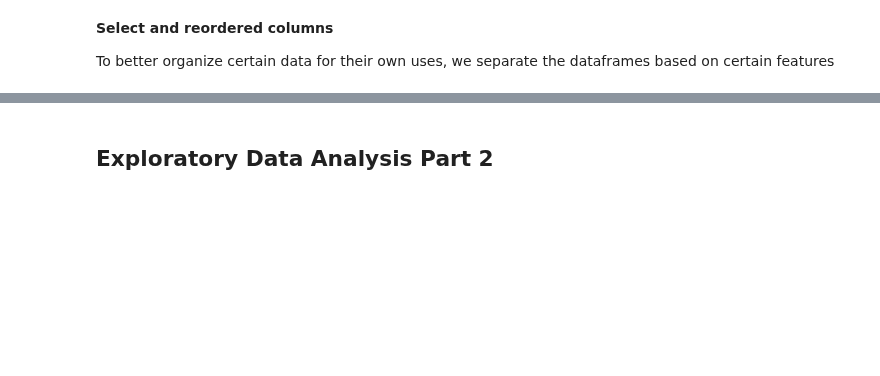
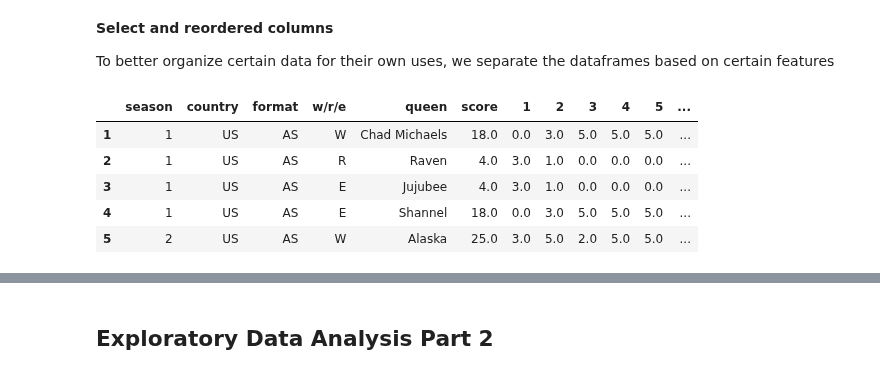
Before and after one commit to AGR-Yes/RuPauls-Drag-Race-Finalists, a Jupyter notebook: Processing.ipynb, the cells around one changed output, grey strips where cells are left out. Saved outputs shown, nothing was run; the diff lists cells and outputs as text; code cells hidden in the pictures; blank space fills up the shorter version.

```diff
--- a/Processing.ipynb
+++ b/Processing.ipynb
@@ -585,6 +586,14 @@ Index(['country', 'season', 'w/r/e', 'queen', '1', '2', '3', '4', '5', '6',
 
 To better organize certain data for their own uses, we separate the dataframes based on certain features
 # %%
-df_scores = df[['season', 'country', 'format', 'w/r/e', 'queen', '1', '2', '3', '4', '5', '6', '7', '8', '9', '10', '11', '12', '13', '14']]
+df_scores = df[['season', 'country', 'format', 'w/r/e', 'queen', 'score',
+                '1', '2', '3', '4', '5', '6', '7', '8', '9', '10', '11', '12', '13', '14']]
 
-df_placements = df[['season', 'country', 'format', 'w/r/e', 'queen', '1', '2', '3', '4', '5', '6', '7', '8', '9', '10', '11', '12', '13', '14']]
+df_scores.head()
+# %% [output]
+|  | season | country | format | w/r/e | queen | score | 1 | 2 | 3 | 4 | 5 | ... |
+| 1 | 1 | US | AS | W | Chad Michaels | 18.0 | 0.0 | 3.0 | 5.0 | 5.0 | 5.0 | ... |
+| 2 | 1 | US | AS | R | Raven | 4.0 | 3.0 | 1.0 | 0.0 | 0.0 | 0.0 | ... |
+| 3 | 1 | US | AS | E | Jujubee | 4.0 | 3.0 | 1.0 | 0.0 | 0.0 | 0.0 | ... |
+| 4 | 1 | US | AS | E | Shannel | 18.0 | 0.0 | 3.0 | 5.0 | 5.0 | 5.0 | ... |
+| 5 | 2 | US | AS | W | Alaska | 25.0 | 3.0 | 5.0 | 2.0 | 5.0 | 5.0 | ... |
```
Also changed, not shown: parts of 30 cells of this notebook, 1 other file.
